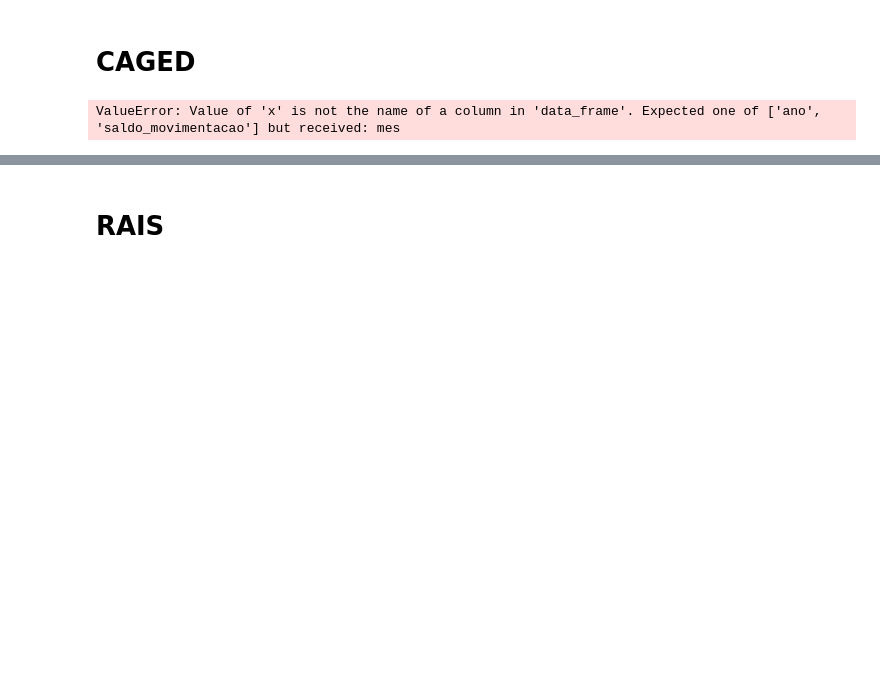
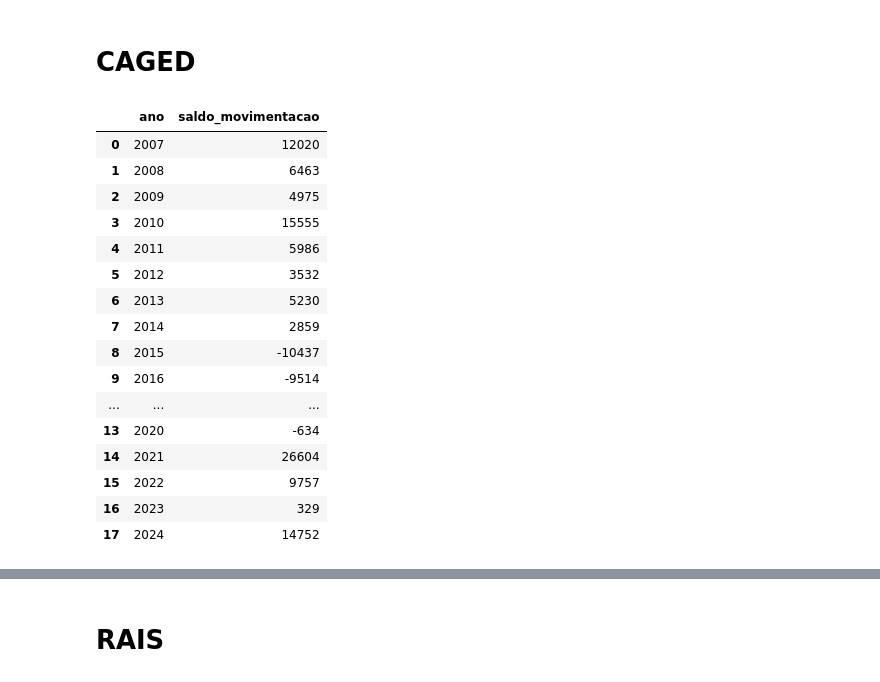
Before and after one commit to yltaba/portal-governo-osasco, a Jupyter notebook: trabalho.ipynb, the cells around one changed output, grey strips where cells are left out. Cells and saved outputs as stored; diff of their text form; code cells hidden in the pictures; blank space fills up the shorter version.

```diff
--- a/trabalho.ipynb
+++ b/trabalho.ipynb
@@ -11,24 +11,40 @@ TEMPLATE = "plotly_dark"
 data_path = Path().resolve().parent / "etl" / "data" / "processed"
 # %% [markdown]
 # CAGED
+# %%
+caged_grp
+# %% [output]
+|  | ano | saldo_movimentacao |
+| 0 | 2007 | 12020 |
+| 1 | 2008 | 6463 |
+| 2 | 2009 | 4975 |
+| 3 | 2010 | 15555 |
+| 4 | 2011 | 5986 |
+| 5 | 2012 | 3532 |
+| 6 | 2013 | 5230 |
+| 7 | 2014 | 2859 |
+| 8 | 2015 | -10437 |
+| 9 | 2016 | -9514 |
+| ... | ... | ... |
+| 13 | 2020 | -634 |
+| 14 | 2021 | 26604 |
+| 15 | 2022 | 9757 |
+| 16 | 2023 | 329 |
+| 17 | 2024 | 14752 |
 # %%
 caged = pd.read_csv(data_path / "caged.csv", sep=";", encoding="latin1")
 
 caged_grp = caged.groupby("ano", as_index=False).agg(
     {"saldo_movimentacao": "sum"}
 )
-# admissoes e desligamentos
-# admissoes_desligamentos = mdo.gerar_tabela_admissoes_desligamentos(caged)
 
 # GRÁFICOS
 # caged
 fig_mov_month = px.bar(
     caged_grp,
-    x="mes",
+    x="ano",
     y="saldo_movimentacao",
     title="Saldo Mensal de Movimentações",
     template=TEMPLATE,
 )
 fig_mov_month.update_xaxes(tickmode="linear", dtick="M1", tickangle=45)
-# %% [output]
-ValueError: Value of 'x' is not the name of a column in 'data_frame'. Expected one of ['ano', 'saldo_movimentacao'] but received: mes
```
Also changed, not shown: parts of 8 cells of this notebook, 2 other files.
